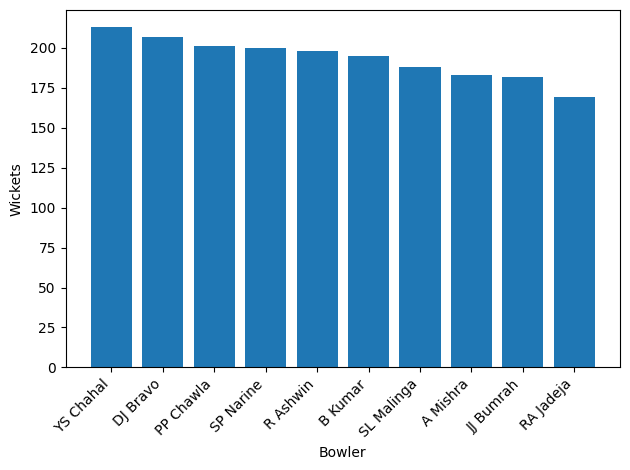
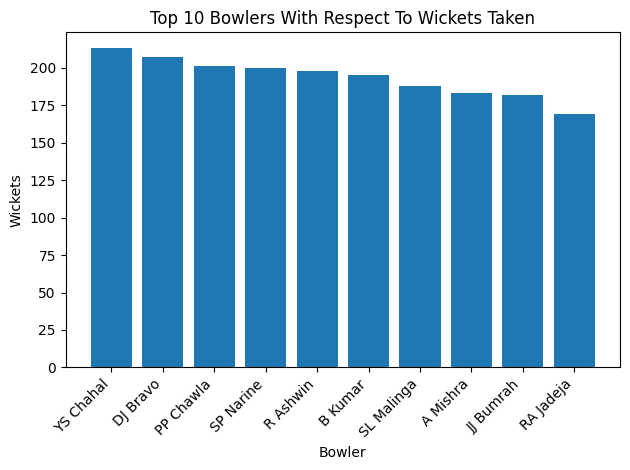
The change to this notebook cell's code, shown as a diff; its figure went from the first image to the second:
--- before
+++ after
@@ -1,4 +1,5 @@
 #Creating a bar chart of Top Bowlers
 plt.bar(top_10_bowlers['bowler'],top_10_bowlers['is_wicket'])
+plt.title("Top 10 Bowlers With Respect To Wickets Taken")
 plt.xlabel('Bowler')
 plt.ylabel('Wickets')

Commit: Add Chart Visualization to all Visualizations